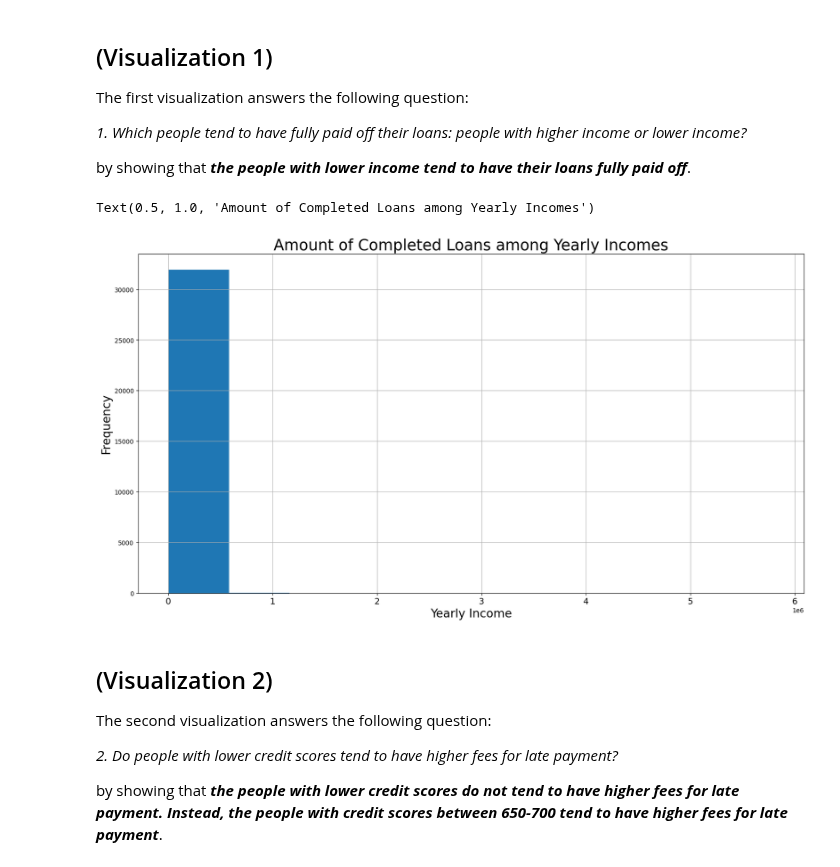
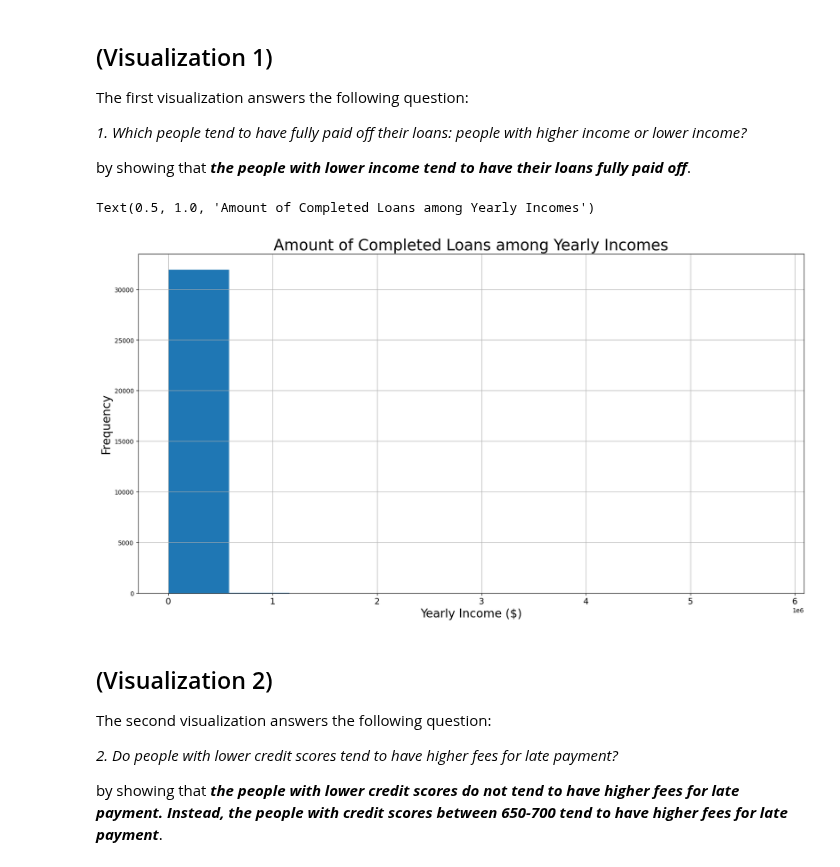
Before and after one commit to jwGitHub9860/Communicate_Data_Findings, a Jupyter notebook: Part_II_explanatory_template.ipynb, the cells around one changed output. Saved outputs shown, nothing was run; the diff lists cells and outputs as text; code cells hidden in the pictures.

Commit message:
refactor: Refactoring production code
Add "($)" to "Yearly Income" axis labels in code cells of second jupyter file for explanatory data analysis

```diff
--- a/Part_II_explanatory_template.ipynb
+++ b/Part_II_explanatory_template.ipynb
@@ -77,7 +77,7 @@ df_prosper_loan_data.drop(complete_loan_without_close_date_condition, inplace=Tr
 df_prosper_loan_data["CreditScore"] = df_prosper_loan_data[["CreditScoreRangeLower", "CreditScoreRangeUpper"]].median(axis=1)
 
 # condition that checks if credit scores are within 300-850
-credit_score_range_condition = df_prosper_loan_data[(df_prosper_loan_data["CreditScore"] < 300) | (df_prosper_loan_data["CreditScore"] > 850)].index # used ".index" because condition will be used under "index" section in ".drop"
+credit_score_range_condition = df_prosper_loan_data[(df_prosper_loan_data["CreditScore"] <= 300) | (df_prosper_loan_data["CreditScore"] >= 850)].index # used ".index" because condition will be used under "index" section in ".drop"
 
 # drops rows that have Credit Scores that are NOT within 300-850
 df_prosper_loan_data.drop(credit_score_range_condition, inplace=True) # MUST USE "inplace=True" TO ENSURE DATA FRAME IS MODIFIED
@@ -100,26 +100,26 @@ by showing that **_the people with lower income tend to have their loans fully p
 # %%
 # Code for creating Histogram with amount of Completed Loans among Yearly Incomes
 
 # creates dataframe with Completed loans ONLY
 df_prosper_complete_loans_data = df_prosper_loan_data[df_prosper_loan_data["LoanStatus"] == 'Completed']
 
 # creates dataframe with "LoanStatus" & "YearlyIncome" columns of Completed loans ONLY
 df_prosper_complete_loans_and_yearly_incomes_data = df_prosper_complete_loans_data[["LoanStatus", "YearlyIncome"]]
 
 # creates & displays Histogram
 df_prosper_complete_loans_and_yearly_incomes_data.hist(xlabelsize=14, figsize=(19.5,10))
 
 # adds x-axis label to Histogram
-plt.xlabel('Yearly Income', fontsize=19)
+plt.xlabel('Yearly Income ($)', fontsize=19)
 
 # adds y-axis label to Histogram
 plt.ylabel('Frequency', fontsize=19)
 
 # adds title to Histogram
 plt.title('Amount of Completed Loans among Yearly Incomes', fontsize=25)
 # %% [output]
 Text(0.5, 1.0, 'Amount of Completed Loans among Yearly Incomes')
-[figure, old version]
+[figure, new version]
 # %% [markdown]
 ## (Visualization 2)
 
```
